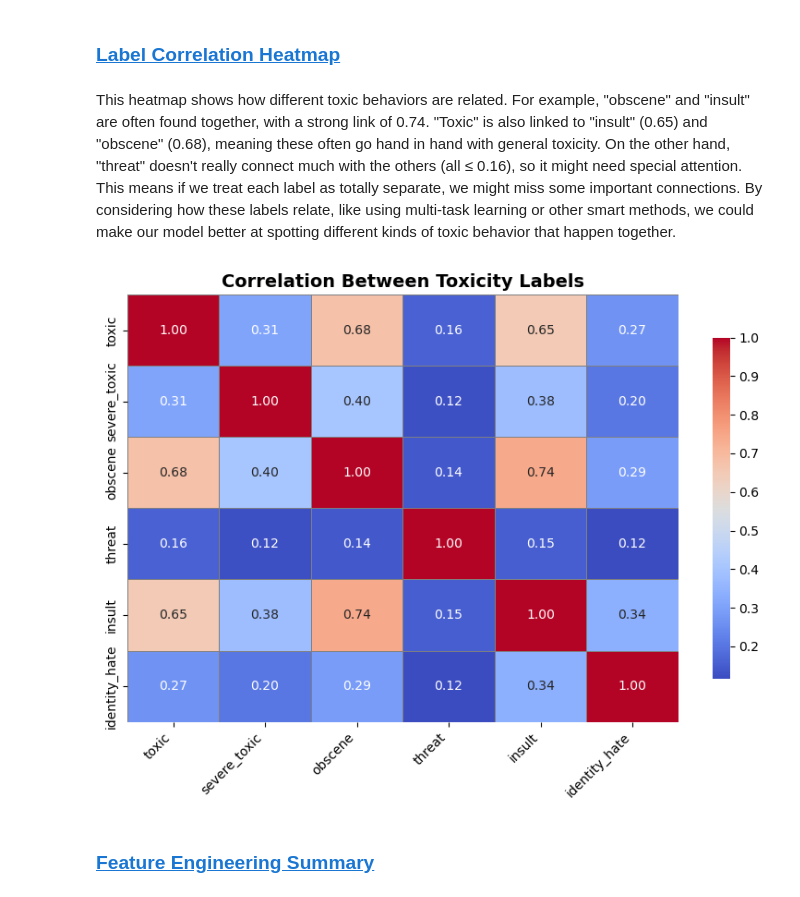
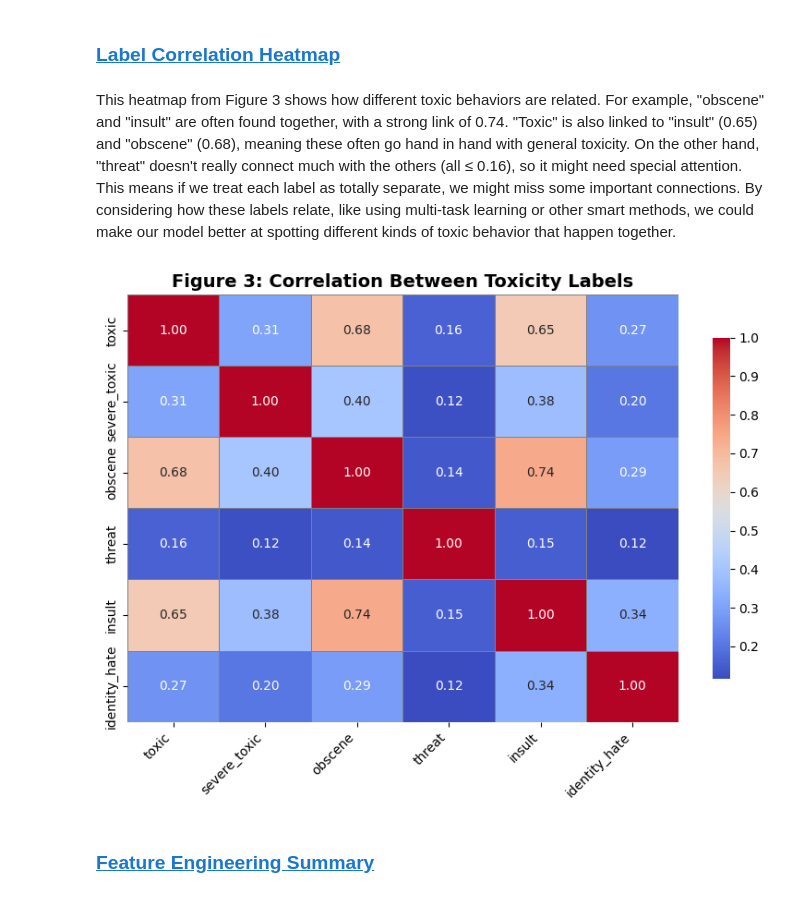
Before and after one commit to Lucchh/Multilingual-Toxic-Comment-Classification, a Jupyter notebook: milestone4.ipynb, the cells around one changed output. Saved outputs shown, nothing was run; the diff lists cells and outputs as text; code cells hidden in the pictures.

```diff
--- a/milestone4.ipynb
+++ b/milestone4.ipynb
@@ -149,19 +144,19 @@ plt.show()
 # %% [markdown]
 ### <a id='toc1_2_3_'></a>[Label Correlation Heatmap](#toc0_)
 # %% [markdown]
-This heatmap shows how different toxic behaviors are related. For example, "obscene" and "insult" are often found together, with a strong link of 0.74. "Toxic" is also linked to "insult" (0.65) and "obscene" (0.68), meaning these often go hand in hand with general toxicity. On the other hand, "threat" doesn't really connect much with the others (all ≤ 0.16), so it might need special attention. This means if we treat each label as totally separate, we might miss some important connections. By considering how these labels relate, like using multi-task learning or other smart methods, we could make our model better at spotting different kinds of toxic behavior that happen together.
+This heatmap from Figure 3 shows how different toxic behaviors are related. For example, "obscene" and "insult" are often found together, with a strong link of 0.74. "Toxic" is also linked to "insult" (0.65) and "obscene" (0.68), meaning these often go hand in hand with general toxicity. On the other hand, "threat" doesn't really connect much with the others (all ≤ 0.16), so it might need special attention. This means if we treat each label as totally separate, we might miss some important connections. By considering how these labels relate, like using multi-task learning or other smart methods, we could make our model better at spotting different kinds of toxic behavior that happen together.
 # %%
 corr = train_df[label_cols].corr()
 
 plt.figure(figsize=(8, 6))
 sns.heatmap(corr, annot=True, cmap='coolwarm', fmt='.2f', linewidths=0.5, linecolor='gray', cbar_kws={'shrink': 0.8})
-plt.title('Correlation Between Toxicity Labels', fontsize=14, fontweight='bold')
+plt.title('Figure 3: Correlation Between Toxicity Labels', fontsize=14, fontweight='bold')
 plt.xticks(rotation=45, ha='right', fontsize=10)
 plt.yticks(fontsize=10)
 plt.tight_layout()
 plt.show()
 # %% [output]
-[figure, old version]
+[figure, new version]
 # %% [markdown]
 ### <a id='toc1_2_4_'></a>[Feature Engineering Summary](#toc0_)
 # %% [markdown]
```
Also changed, not shown: parts of 16 cells of this notebook.
